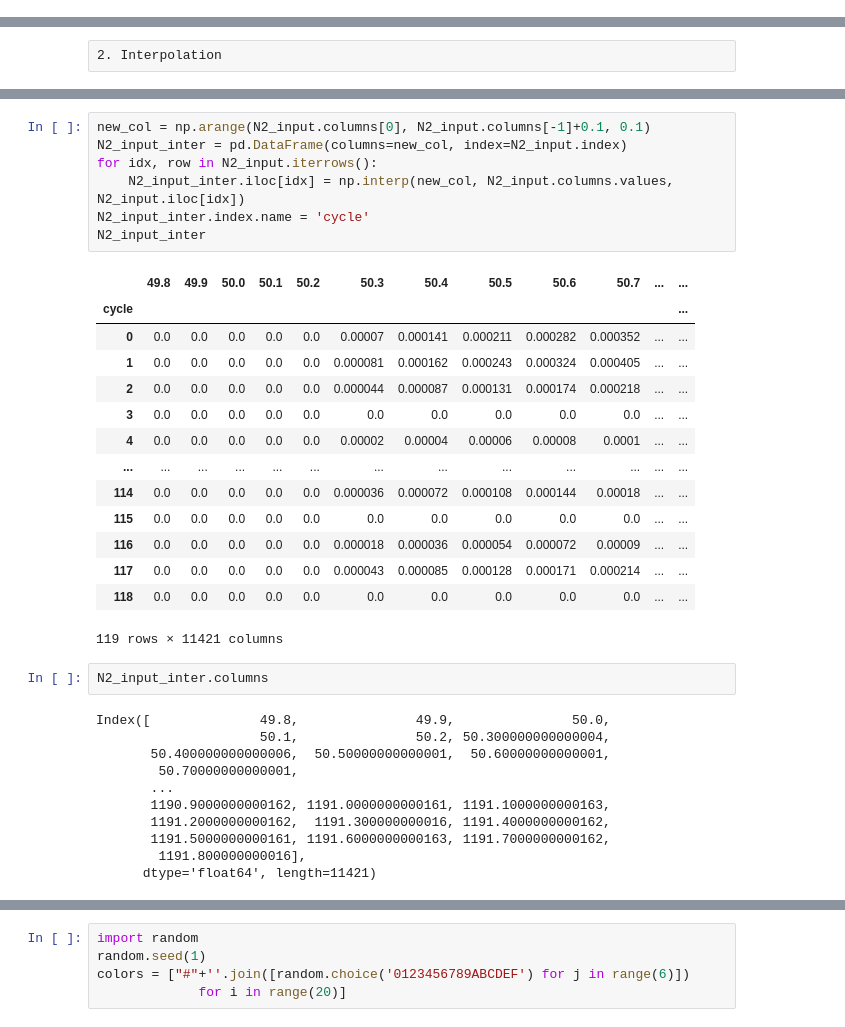
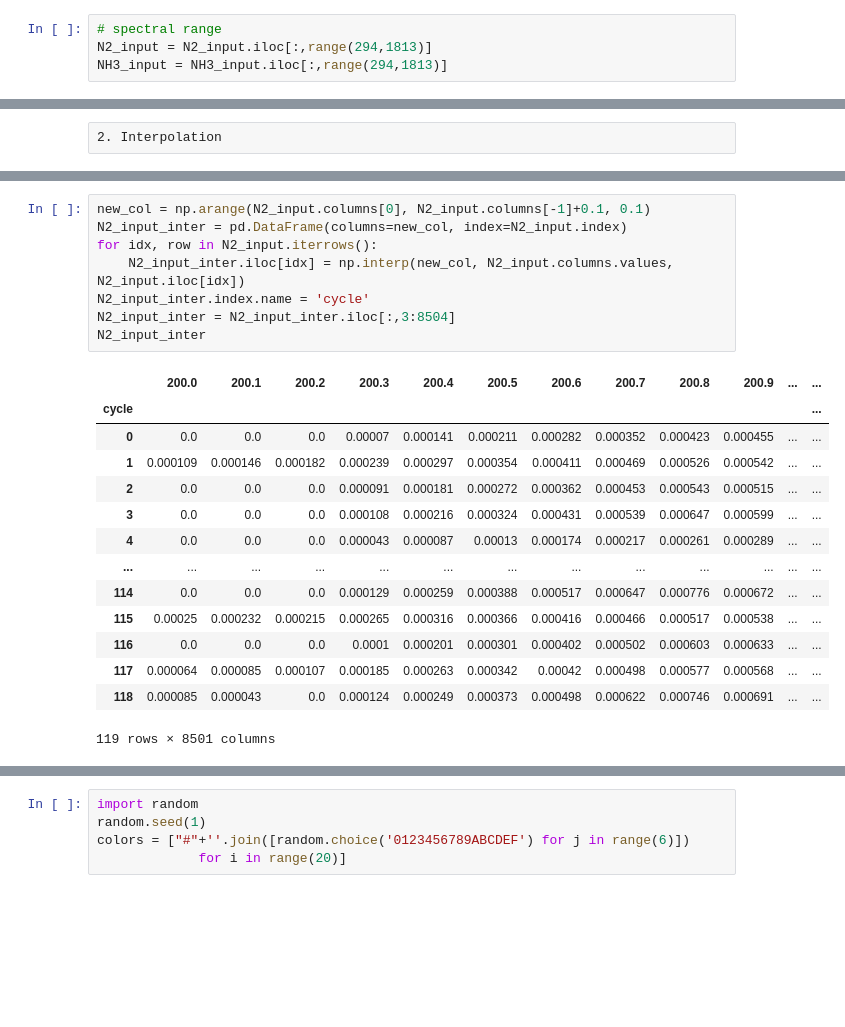
Before and after one commit to Materials-and-Devices-Center-under-KETI/OES_data, a Jupyter notebook: XPS/p3_regression.ipynb, the cells around one changed output, grey strips where cells are left out. Cells and saved outputs as stored; diff of their text form; blank space fills up the shorter version.

```diff
--- a/XPS/p3_regression.ipynb
+++ b/XPS/p3_regression.ipynb
@@ -95,6 +93,10 @@ NH3_target
 | 61 | 0.013221 | 0.267048 | 0.129704 | 0.587377 | 0.002650 |
 | 62 | 0.013223 | 0.262509 | 0.131479 | 0.590134 | 0.002655 |
 63 rows × 5 columns
+# %%
+# spectral range
+N2_input = N2_input.iloc[:,range(294,1813)]
+NH3_input = NH3_input.iloc[:,range(294,1813)]
 # %%
 N2_input.columns = [round(float(i), 1) for i in N2_input.columns.values]
 NH3_input.columns = [round(float(i), 1) for i in NH3_input.columns.values]
@@ -149,35 +151,23 @@ NH3_input_inter
 # %%
 new_col = np.arange(N2_input.columns[0], N2_input.columns[-1]+0.1, 0.1)
 N2_input_inter = pd.DataFrame(columns=new_col, index=N2_input.index)
 for idx, row in N2_input.iterrows():
     N2_input_inter.iloc[idx] = np.interp(new_col, N2_input.columns.values, N2_input.iloc[idx])
 N2_input_inter.index.name = 'cycle'
+N2_input_inter = N2_input_inter.iloc[:,3:8504]
 N2_input_inter
 # %% [output]
-|  | 49.8 | 49.9 | 50.0 | 50.1 | 50.2 | 50.3 | 50.4 | 50.5 | 50.6 | 50.7 | ... | ... |
+|  | 200.0 | 200.1 | 200.2 | 200.3 | 200.4 | 200.5 | 200.6 | 200.7 | 200.8 | 200.9 | ... | ... |
 | cycle |  |  |  |  |  |  |  |  |  |  |  | ... |
-| 0 | 0.0 | 0.0 | 0.0 | 0.0 | 0.0 | 0.00007 | 0.000141 | 0.000211 | 0.000282 | 0.000352 | ... | ... |
-| 1 | 0.0 | 0.0 | 0.0 | 0.0 | 0.0 | 0.000081 | 0.000162 | 0.000243 | 0.000324 | 0.000405 | ... | ... |
-| 2 | 0.0 | 0.0 | 0.0 | 0.0 | 0.0 | 0.000044 | 0.000087 | 0.000131 | 0.000174 | 0.000218 | ... | ... |
-| 3 | 0.0 | 0.0 | 0.0 | 0.0 | 0.0 | 0.0 | 0.0 | 0.0 | 0.0 | 0.0 | ... | ... |
-| 4 | 0.0 | 0.0 | 0.0 | 0.0 | 0.0 | 0.00002 | 0.00004 | 0.00006 | 0.00008 | 0.0001 | ... | ... |
+| 0 | 0.0 | 0.0 | 0.0 | 0.00007 | 0.000141 | 0.000211 | 0.000282 | 0.000352 | 0.000423 | 0.000455 | ... | ... |
+| 1 | 0.000109 | 0.000146 | 0.000182 | 0.000239 | 0.000297 | 0.000354 | 0.000411 | 0.000469 | 0.000526 | 0.000542 | ... | ... |
+| 2 | 0.0 | 0.0 | 0.0 | 0.000091 | 0.000181 | 0.000272 | 0.000362 | 0.000453 | 0.000543 | 0.000515 | ... | ... |
+| 3 | 0.0 | 0.0 | 0.0 | 0.000108 | 0.000216 | 0.000324 | 0.000431 | 0.000539 | 0.000647 | 0.000599 | ... | ... |
+| 4 | 0.0 | 0.0 | 0.0 | 0.000043 | 0.000087 | 0.00013 | 0.000174 | 0.000217 | 0.000261 | 0.000289 | ... | ... |
 | ... | ... | ... | ... | ... | ... | ... | ... | ... | ... | ... | ... | ... |
-| 114 | 0.0 | 0.0 | 0.0 | 0.0 | 0.0 | 0.000036 | 0.000072 | 0.000108 | 0.000144 | 0.00018 | ... | ... |
-| 115 | 0.0 | 0.0 | 0.0 | 0.0 | 0.0 | 0.0 | 0.0 | 0.0 | 0.0 | 0.0 | ... | ... |
-| 116 | 0.0 | 0.0 | 0.0 | 0.0 | 0.0 | 0.000018 | 0.000036 | 0.000054 | 0.000072 | 0.00009 | ... | ... |
-| 117 | 0.0 | 0.0 | 0.0 | 0.0 | 0.0 | 0.000043 | 0.000085 | 0.000128 | 0.000171 | 0.000214 | ... | ... |
-| 118 | 0.0 | 0.0 | 0.0 | 0.0 | 0.0 | 0.0 | 0.0 | 0.0 | 0.0 | 0.0 | ... | ... |
+| 114 | 0.0 | 0.0 | 0.0 | 0.000129 | 0.000259 | 0.000388 | 0.000517 | 0.000647 | 0.000776 | 0.000672 | ... | ... |
+| 115 | 0.00025 | 0.000232 | 0.000215 | 0.000265 | 0.000316 | 0.000366 | 0.000416 | 0.000466 | 0.000517 | 0.000538 | ... | ... |
+| 116 | 0.0 | 0.0 | 0.0 | 0.0001 | 0.000201 | 0.000301 | 0.000402 | 0.000502 | 0.000603 | 0.000633 | ... | ... |
+| 117 | 0.000064 | 0.000085 | 0.000107 | 0.000185 | 0.000263 | 0.000342 | 0.00042 | 0.000498 | 0.000577 | 0.000568 | ... | ... |
+| 118 | 0.000085 | 0.000043 | 0.0 | 0.000124 | 0.000249 | 0.000373 | 0.000498 | 0.000622 | 0.000746 | 0.000691 | ... | ... |
-119 rows × 11421 columns
+119 rows × 8501 columns
-# %%
-N2_input_inter.columns
-# %% [output]
-Index([              49.8,               49.9,               50.0,
-                     50.1,               50.2, 50.300000000000004,
-       50.400000000000006,  50.50000000000001,  50.60000000000001,
-        50.70000000000001,
-       ...
-       1190.9000000000162, 1191.0000000000161, 1191.1000000000163,
-       1191.2000000000162,  1191.300000000016, 1191.4000000000162,
-       1191.5000000000161, 1191.6000000000163, 1191.7000000000162,
-        1191.800000000016],
-      dtype='float64', length=11421)
```
Also changed, not shown: parts of 61 cells of this notebook, 1 other file.
